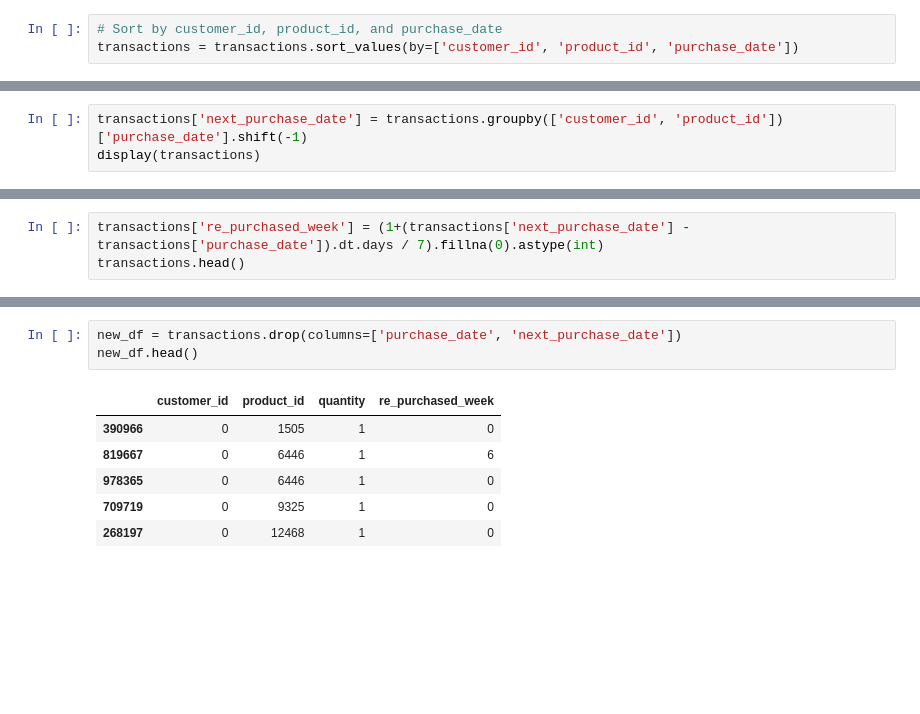
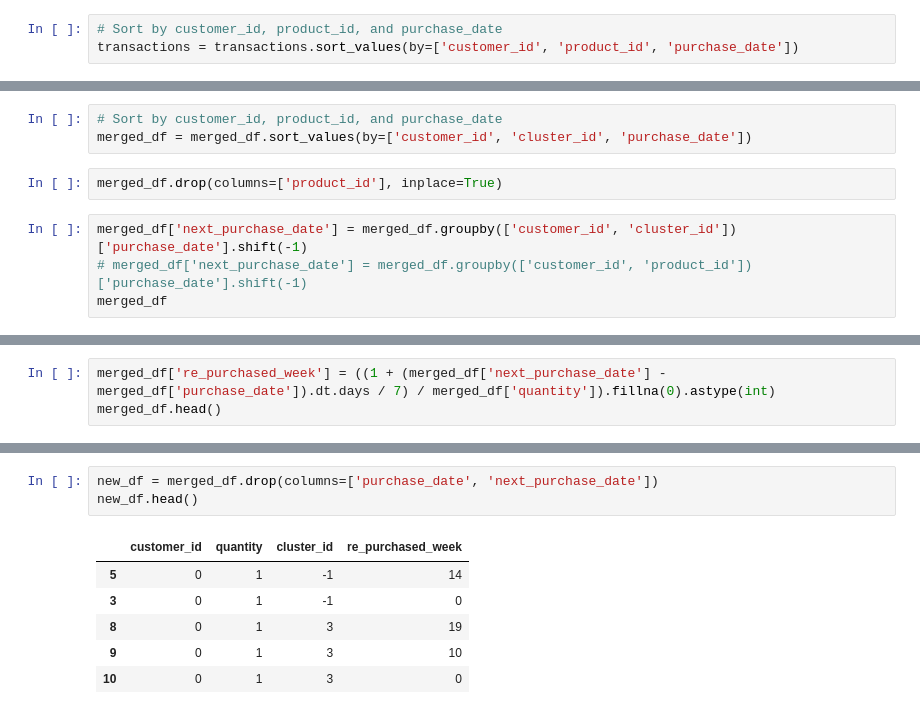
Before and after one commit to anildervis/YZV311_2425_150210307_150220344, a Jupyter notebook: data_analysis.ipynb, the cells around one changed output, grey strips where cells are left out. Saved outputs shown, nothing was run; the diff lists cells and outputs as text; blank space fills up the shorter version.

```diff
--- a/data_analysis.ipynb
+++ b/data_analysis.ipynb
@@ -348,4 +273,10 @@ transactions.head()
+# %%
+# Sort by customer_id, product_id, and purchase_date
+merged_df = merged_df.sort_values(by=['customer_id', 'cluster_id', 'purchase_date'])
+# %%
+merged_df.drop(columns=['product_id'], inplace=True)
 # %%
-transactions['next_purchase_date'] = transactions.groupby(['customer_id', 'product_id'])['purchase_date'].shift(-1)
-display(transactions)
+merged_df['next_purchase_date'] = merged_df.groupby(['customer_id', 'cluster_id'])['purchase_date'].shift(-1)
+# merged_df['next_purchase_date'] = merged_df.groupby(['customer_id', 'product_id'])['purchase_date'].shift(-1)
+merged_df
 # %% [output]
@@ -365,4 +296,4 @@ display(transactions)
 # %%
-transactions['re_purchased_week'] = (1+(transactions['next_purchase_date'] - transactions['purchase_date']).dt.days / 7).fillna(0).astype(int)
-transactions.head()
+merged_df['re_purchased_week'] = ((1 + (merged_df['next_purchase_date'] - merged_df['purchase_date']).dt.days / 7) / merged_df['quantity']).fillna(0).astype(int)
+merged_df.head()
 # %% [output]
@@ -375,13 +332,13 @@ transactions.head()
 # %%
-new_df = transactions.drop(columns=['purchase_date', 'next_purchase_date'])
+new_df = merged_df.drop(columns=['purchase_date', 'next_purchase_date'])
 new_df.head()
 # %% [output]
-|  | customer_id | product_id | quantity | re_purchased_week |
-| 390966 | 0 | 1505 | 1 | 0 |
-| 819667 | 0 | 6446 | 1 | 6 |
-| 978365 | 0 | 6446 | 1 | 0 |
-| 709719 | 0 | 9325 | 1 | 0 |
-| 268197 | 0 | 12468 | 1 | 0 |
+|  | customer_id | quantity | cluster_id | re_purchased_week |
+| 5 | 0 | 1 | -1 | 14 |
+| 3 | 0 | 1 | -1 | 0 |
+| 8 | 0 | 1 | 3 | 19 |
+| 9 | 0 | 1 | 3 | 10 |
+| 10 | 0 | 1 | 3 | 0 |
 # %%
 new_df[new_df["quantity"] == 1].re_purchased_week.unique()
 # %% [output]
```
Also changed, not shown: parts of 46 cells of this notebook.
